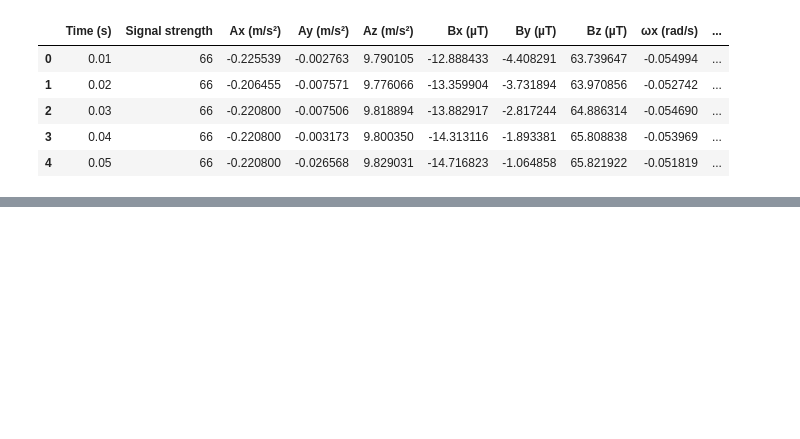
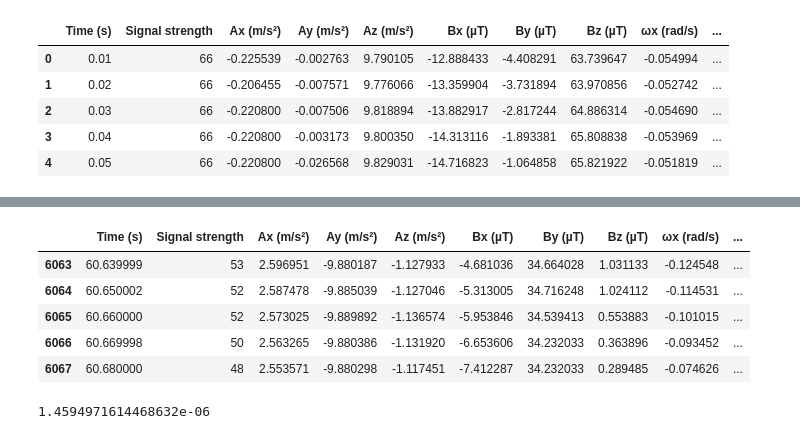
Before and after one commit to Ethanos00/magnetism_faraday_lab, a Jupyter notebook: data12_2_analysis.ipynb, the cells around one changed output, grey strips where cells are left out. Saved outputs shown, nothing was run; the diff lists cells and outputs as text; code cells hidden in the pictures; blank space fills up the shorter version.

```diff
--- a/data12_2_analysis.ipynb
+++ b/data12_2_analysis.ipynb
@@ -40,0 +156,11 @@ plt.show()
+# %%
+exp_1_data = pd.read_csv("data/dataset-12_1.csv")
+# %%
+exp_1_data.tail()
+# %% [output]
+|  | Time (s) | Signal strength | Ax (m/s²) | Ay (m/s²) | Az (m/s²) | Bx (µT) | By (µT) | Bz (µT) | ωx (rad/s) | ... |
+| 6063 | 60.639999 | 53 | 2.596951 | -9.880187 | -1.127933 | -4.681036 | 34.664028 | 1.031133 | -0.124548 | ... |
+| 6064 | 60.650002 | 52 | 2.587478 | -9.885039 | -1.127046 | -5.313005 | 34.716248 | 1.024112 | -0.114531 | ... |
+| 6065 | 60.660000 | 52 | 2.573025 | -9.889892 | -1.136574 | -5.953846 | 34.539413 | 0.553883 | -0.101015 | ... |
+| 6066 | 60.669998 | 50 | 2.563265 | -9.880386 | -1.131920 | -6.653606 | 34.232033 | 0.363896 | -0.093452 | ... |
+| 6067 | 60.680000 | 48 | 2.553571 | -9.880298 | -1.117451 | -7.412287 | 34.232033 | 0.289485 | -0.074626 | ... |
@@ -40,0 +205,4 @@ plt.show()
+# %%
+print(m_avg)
+# %% [output]
+1.4594971614468632e-06
```
Also changed, not shown: parts of 10 cells of this notebook, 2 other files.
